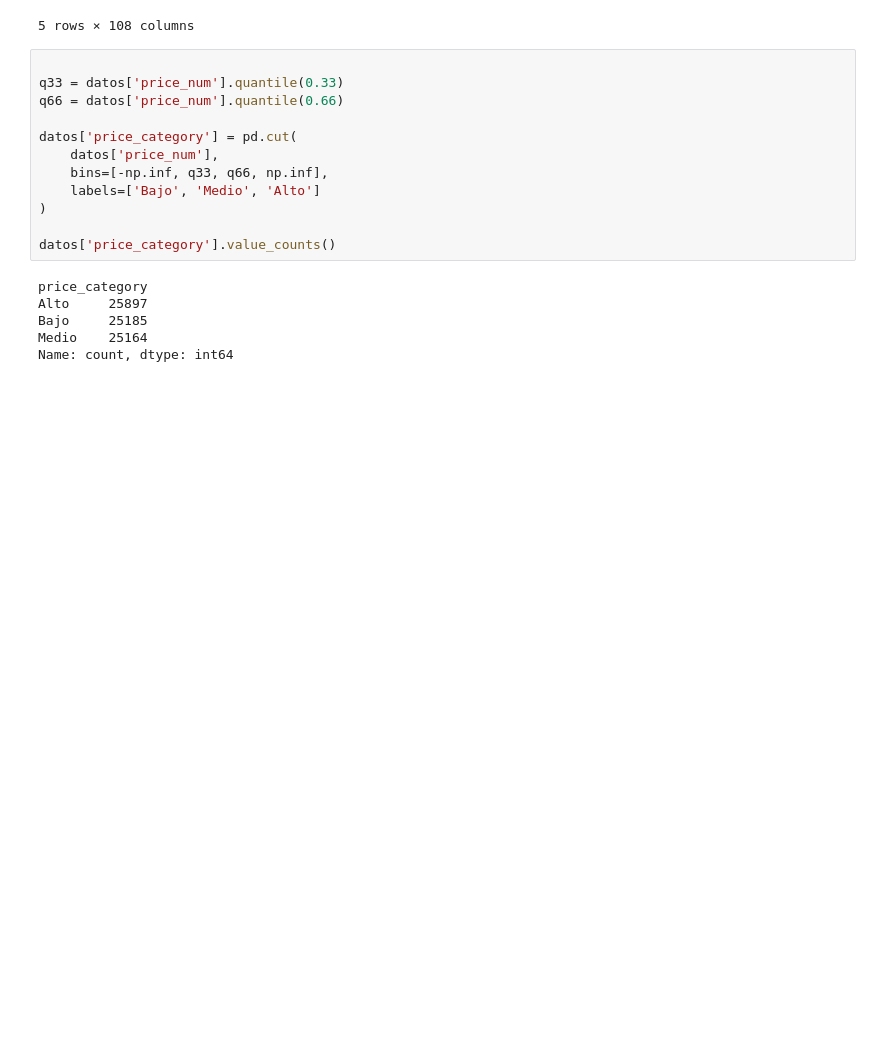
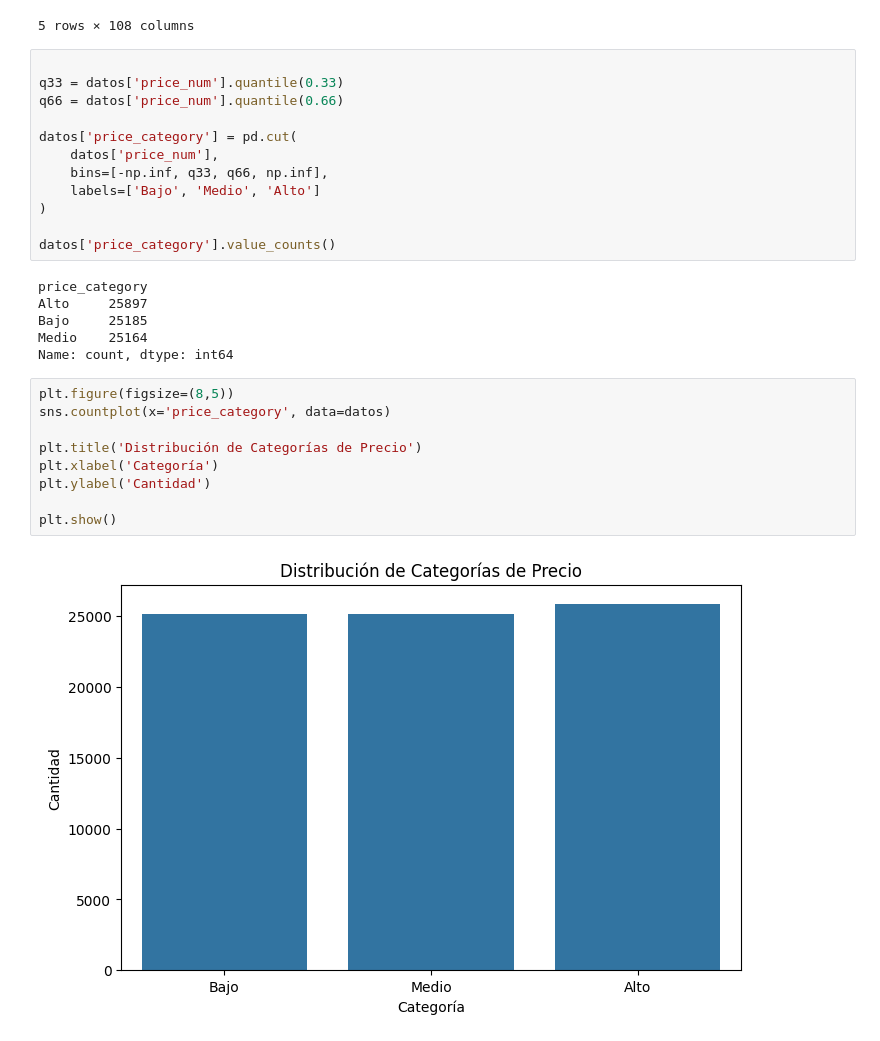
Before and after one commit to Cain7564/Lab10-Aprendizaje-Semisupervisado, a Jupyter notebook: avance.ipynb, the cells around one changed output. Cells and saved outputs as stored; diff of their text form; blank space fills up the shorter version.

```diff
--- a/avance.ipynb
+++ b/avance.ipynb
@@ -116,3 +116,14 @@ Alto     25897
 Bajo     25185
 Medio    25164
 Name: count, dtype: int64
+# %%
+plt.figure(figsize=(8,5))
+sns.countplot(x='price_category', data=datos)
+
+plt.title('Distribución de Categorías de Precio')
+plt.xlabel('Categoría')
+plt.ylabel('Cantidad')
+
+plt.show()
+# %% [output]
+[figure, added]
```
Also changed, not shown: parts of 2 cells of this notebook.
